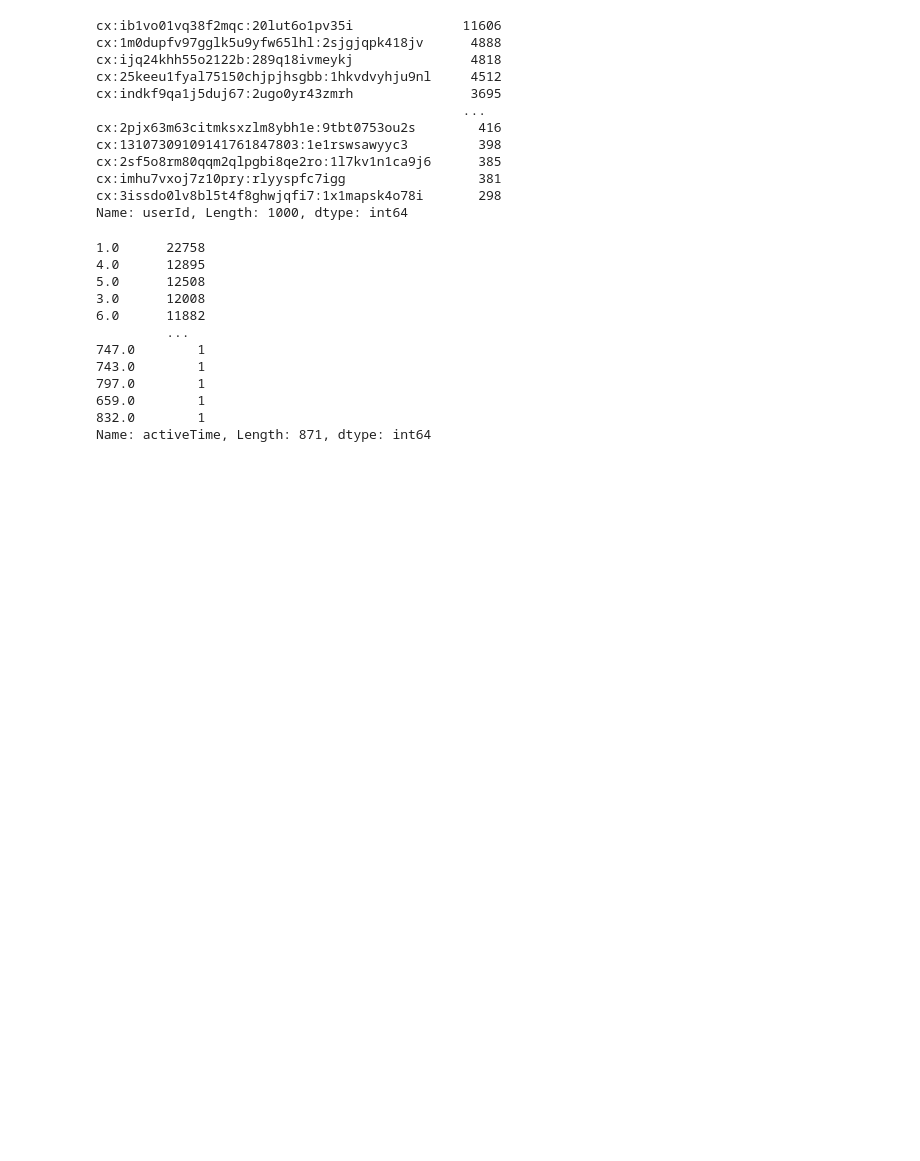
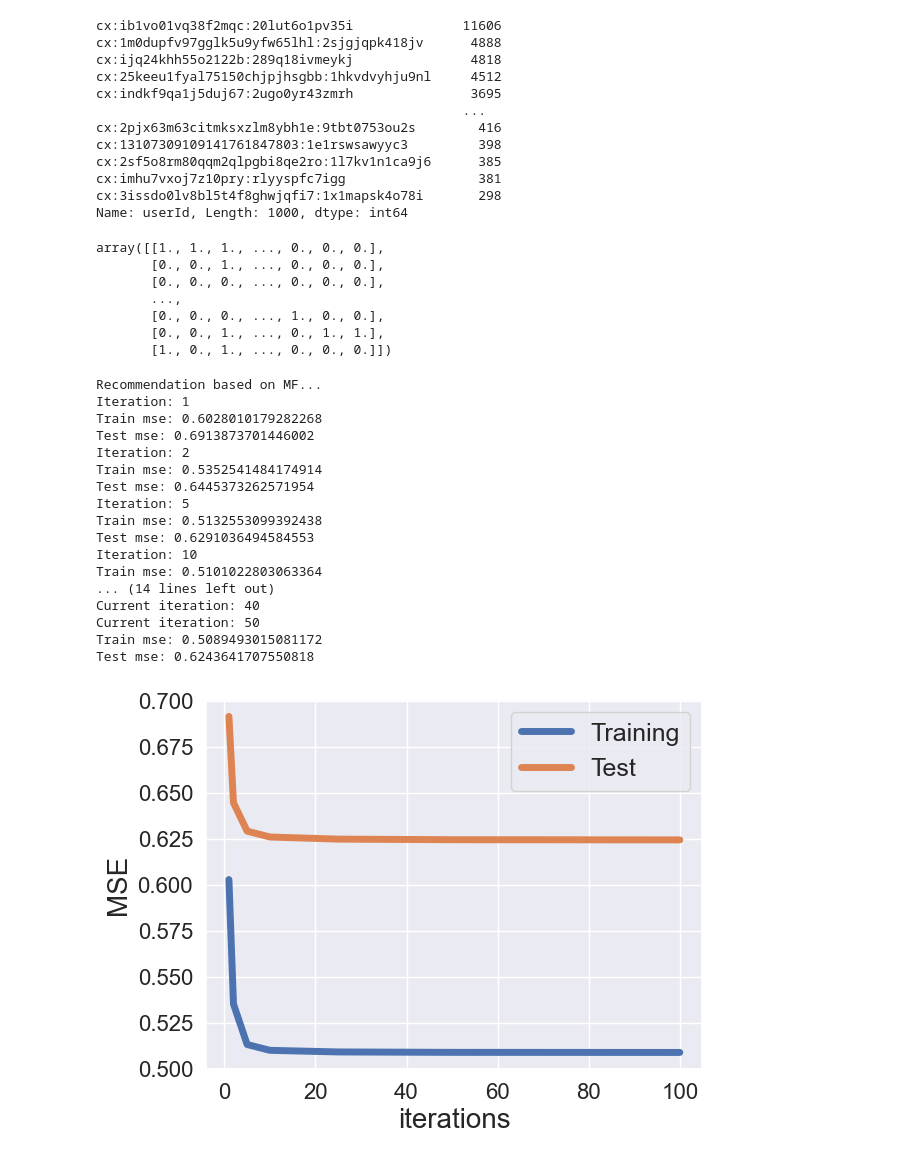
Before and after one commit to nicolaimol/TDT4215-Recommender-Systems, a Jupyter notebook: dev.ipynb, the cells around one changed output. Cells and saved outputs as stored; diff of their text form; code cells hidden in the pictures; blank space fills up the shorter version.

Commit message:
Collaborative filtering using activeTime

```diff
--- a/dev.ipynb
+++ b/dev.ipynb
@@ -60,16 +61,38 @@ cx:3issdo0lv8bl5t4f8ghwjqfi7:1x1mapsk4o78i       298
 Name: userId, Length: 1000, dtype: int64
 # %%
 df["activeTime"].value_counts()
+import project_example as pe
+pe.load_dataset(df)
 # %% [output]
-1.0      22758
-4.0      12895
-5.0      12508
-3.0      12008
-6.0      11882
-         ...
-747.0        1
-743.0        1
-797.0        1
-659.0        1
-832.0        1
-Name: activeTime, Length: 871, dtype: int64
+array([[1., 1., 1., ..., 0., 0., 0.],
+       [0., 0., 1., ..., 0., 0., 0.],
+       [0., 0., 0., ..., 0., 0., 0.],
+       ...,
+       [0., 0., 0., ..., 1., 0., 0.],
+       [0., 0., 1., ..., 0., 1., 1.],
+       [1., 0., 1., ..., 0., 0., 0.]])
+# %%
+import project_example as pe
+pe.load_dataset(df)
+
+print("\nRecommendation based on MF...")
+pe.collaborative_filtering(df)
+# %% [output]
+Recommendation based on MF...
+Iteration: 1
+Train mse: 0.6028010179282268
+Test mse: 0.6913873701446002
+Iteration: 2
+Train mse: 0.5352541484174914
+Test mse: 0.6445373262571954
+Iteration: 5
+Train mse: 0.5132553099392438
+Test mse: 0.6291036494584553
+Iteration: 10
+Train mse: 0.5101022803063364
+... (14 lines left out)
+Current iteration: 40
+Current iteration: 50
+Train mse: 0.5089493015081172
+Test mse: 0.6243641707550818
+[figure, added]
```
Also changed, not shown: parts of 3 cells of this notebook, 3 other files.
